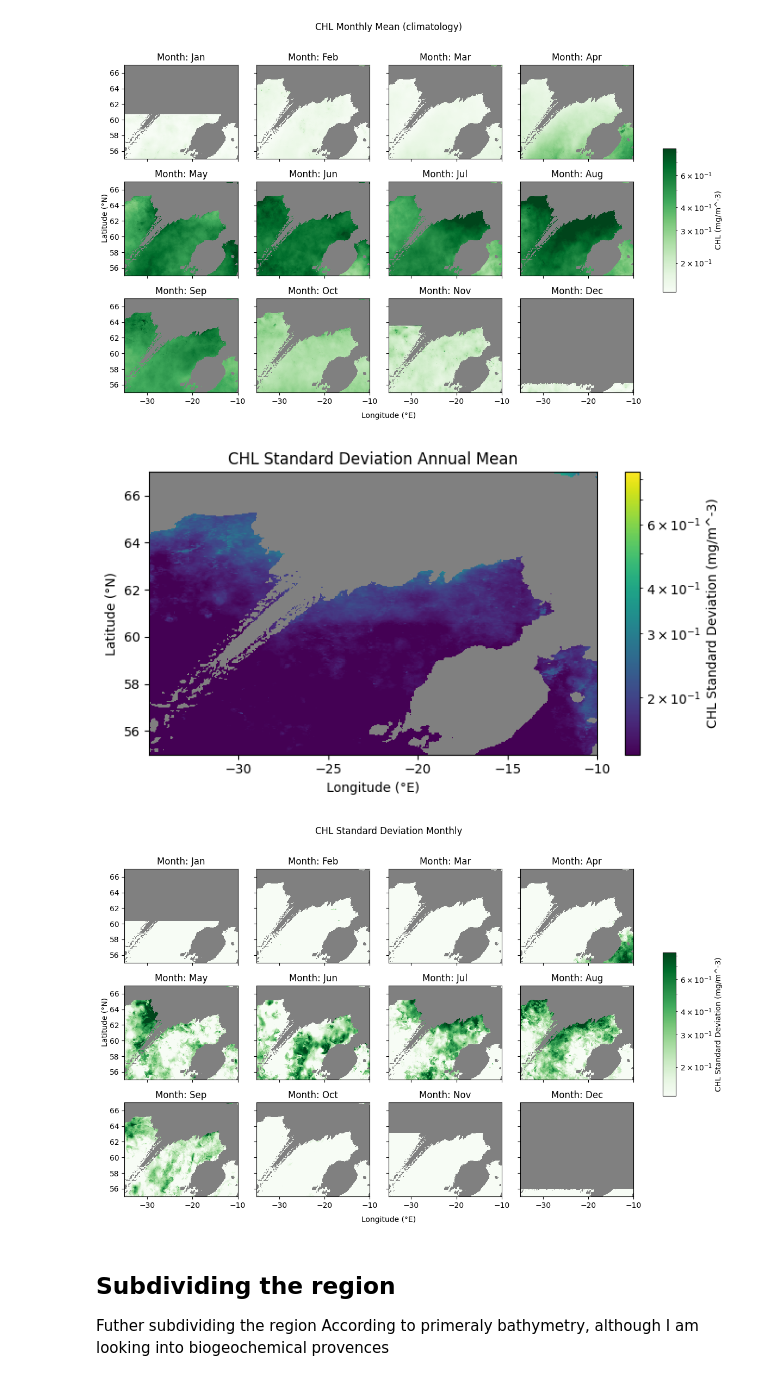
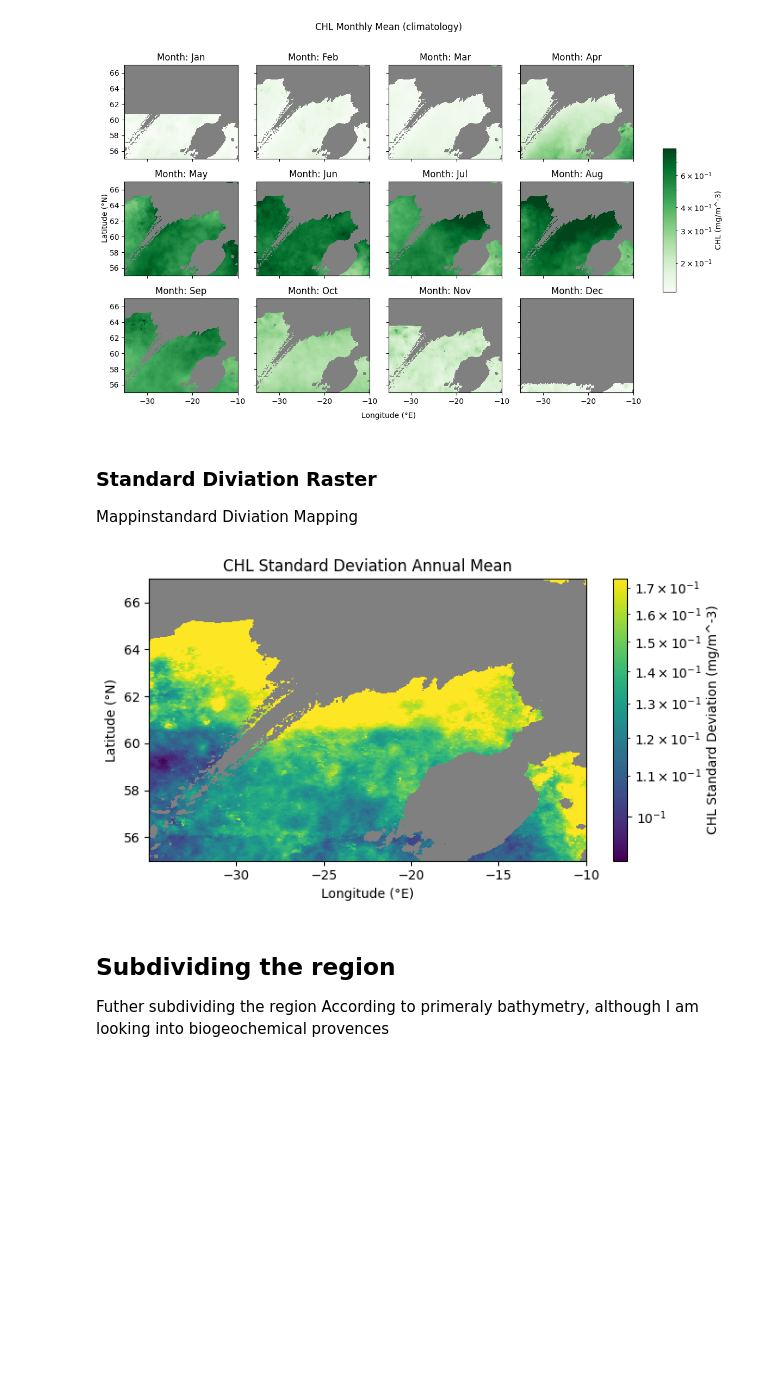
Before and after one commit to ROYVNZ/Masters, a Jupyter notebook: Scripts/Satellite_data.ipynb, the cells around one changed output. Saved outputs shown, nothing was run; the diff lists cells and outputs as text; code cells hidden in the pictures; blank space fills up the shorter version.

```diff
--- a/Scripts/Satellite_data.ipynb
+++ b/Scripts/Satellite_data.ipynb
@@ -288,50 +312,33 @@ plt.tight_layout(rect=[0.06, 0.05, 0.9, 0.94])
 plt.show()
 # %% [output]
 [figure]
+# %% [markdown]
+### Standard Diviation Raster
+Mappinstandard Diviation Mapping
 # %%
 # Creating CHL standard Diviation for both Monthly and Annual
 CHL_std = CHL.resample(time='MS').std()
 CHL_annual_std = CHL_std.mean('time')
 
 #Plotting CHL Standard Deviation for both Monthly and Annual
+_vals = CHL_annual_std.values
+_pos = _vals[(np.isfinite(_vals)) & (_vals > 0)]
+_vmin, _vmax = np.nanquantile(_pos, [0, 0.8])
 fig, ax = plt.subplots(figsize=(7,4))
 cc = ax.pcolormesh(
     lon, lat, CHL_annual_std.values,
     norm=colors.LogNorm(vmin=float(_vmin), vmax=float(_vmax)),
     shading='auto'
 )
 plt.colorbar(cc, ax=ax, label='CHL Standard Deviation (mg/m^-3)')
 ax.set_title("CHL Standard Deviation Annual Mean")
 ax.set_xlabel("Longitude (°E)")
 ax.set_ylabel("Latitude (°N)")
 ax.set_facecolor("gray")
 plt.tight_layout()
 plt.show()
-#Plotting CHL Standard Deviation for Monthly
-fig, ax = plt.subplots(3, 4, sharex=True, sharey=True, figsize=(12,8))
-cc_last = None
-for i, ax0 in enumerate(ax.ravel()):
-    da = CHL_std.isel(time=i).values
-    cc_last = ax0.pcolormesh(
-        lon, lat, da, cmap='Greens',
-        norm=colors.LogNorm(vmin=float(_vmin), vmax=float(_vmax)),
-        shading='auto'
-    )
-    ax0.set_title(f"Month: {months_labels[i]}")
-    ax0.set_facecolor("gray")
-# Colorbar on the right
-axcb = fig.add_axes([0.92, 0.33, 0.02, 0.33])
-cb = plt.colorbar(cc_last, cax=axcb)
-cb.set_label("CHL Standard Deviation (mg/m^-3)")
-# Shared labels
-fig.text(0.5, 0.04, "Longitude (°E)", ha='center')
-fig.text(0.06, 0.5, "Latitude (°N)", va='center', rotation='vertical')
-fig.suptitle("CHL Standard Deviation Monthly", y=0.95)
-plt.tight_layout(rect=[0.06, 0.05, 0.9, 0.94])
-plt.show()
 # %% [output]
-[figure, old version]
+[figure, new version]
-[figure, removed]
 # %% [markdown]
 ## Subdividing the region
 
```
Also changed, not shown: parts of 1 cell of this notebook.
